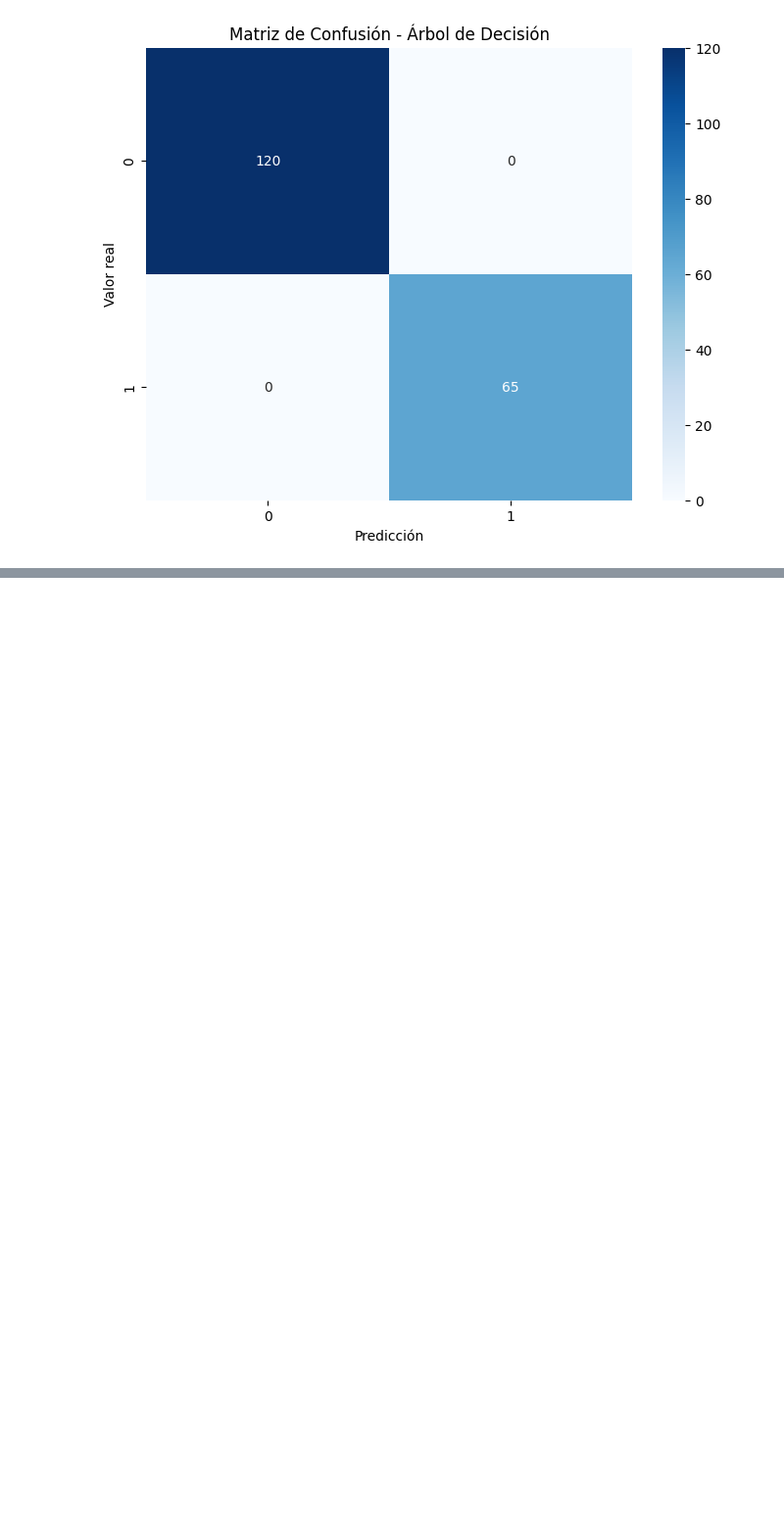
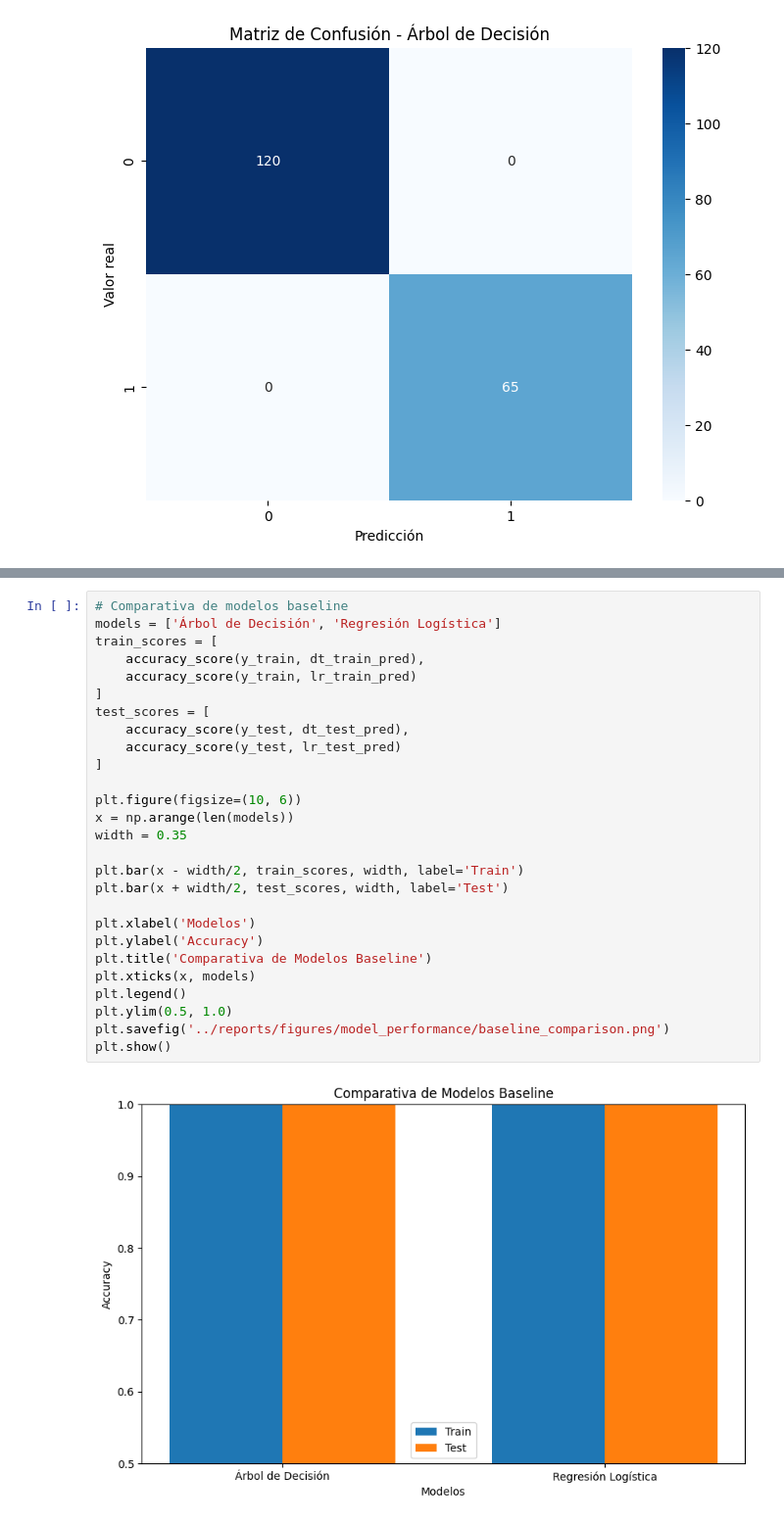
Before and after one commit to AlexLopez-ia/startups-ml, a Jupyter notebook: notebooks/03_baseline_models.ipynb, the cells around one changed output, grey strips where cells are left out. Shown: that part at 98% size. Saved outputs shown, nothing was run; the diff lists cells and outputs as text; blank space fills up the shorter version.

```diff
--- a/notebooks/03_baseline_models.ipynb
+++ b/notebooks/03_baseline_models.ipynb
@@ -73,0 +113,29 @@ weighted avg       1.00      1.00      1.00       185
+# %%
+# Comparativa de modelos baseline
+models = ['Árbol de Decisión', 'Regresión Logística']
+train_scores = [
+    accuracy_score(y_train, dt_train_pred),
+    accuracy_score(y_train, lr_train_pred)
+]
+test_scores = [
+    accuracy_score(y_test, dt_test_pred),
+    accuracy_score(y_test, lr_test_pred)
+]
+
+plt.figure(figsize=(10, 6))
+x = np.arange(len(models))
+width = 0.35
+
+plt.bar(x - width/2, train_scores, width, label='Train')
+plt.bar(x + width/2, test_scores, width, label='Test')
+
+plt.xlabel('Modelos')
+plt.ylabel('Accuracy')
+plt.title('Comparativa de Modelos Baseline')
+plt.xticks(x, models)
+plt.legend()
+plt.ylim(0.5, 1.0)
+plt.savefig('../reports/figures/model_performance/baseline_comparison.png')
+plt.show()
+# %% [output]
+[figure, added]
```
Also changed, not shown: parts of 2 cells of this notebook, 2 other files.
